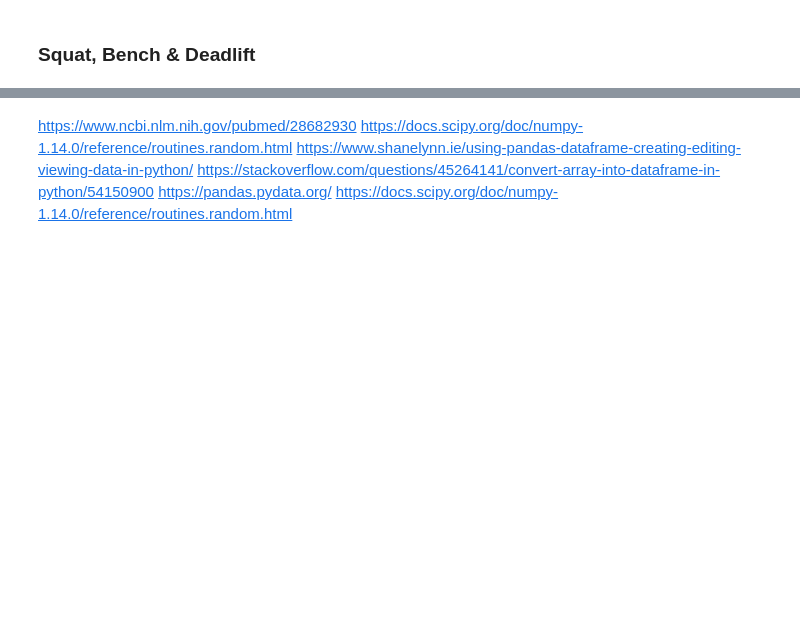
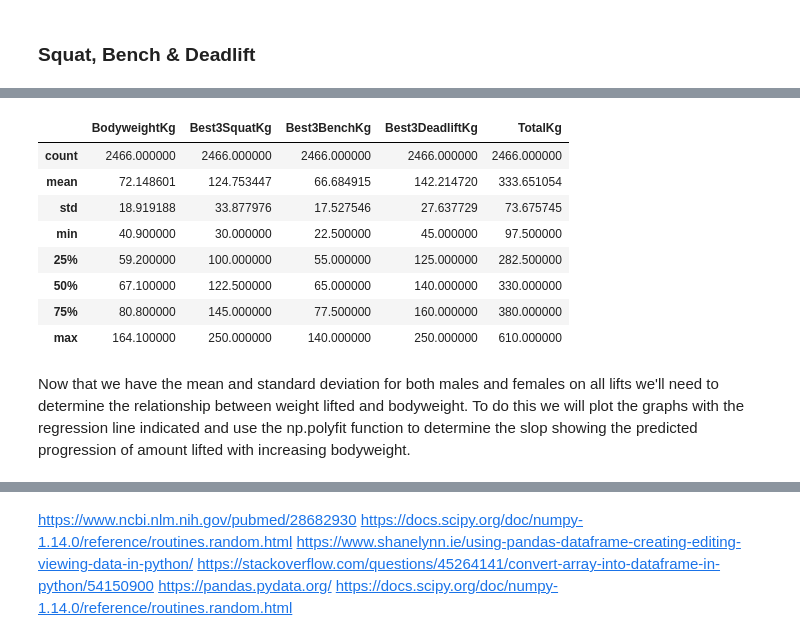
Before and after one commit to IanWafer/Programming-Project, a Jupyter notebook: Simulated Real World Phenomenon.ipynb, the cells around one changed output, grey strips where cells are left out. Drawn from its saved outputs; the diff is of its cells as text; code cells hidden in the pictures; blank space fills up the shorter version.

```diff
--- a/Simulated Real World Phenomenon.ipynb
+++ b/Simulated Real World Phenomenon.ipynb
@@ -284 +308,15 @@ To generate some realistic values of weight lifted we'll need to calculate the m
+# %%
+df_F.describe()
+# %% [output]
+|  | BodyweightKg | Best3SquatKg | Best3BenchKg | Best3DeadliftKg | TotalKg |
+| count | 2466.000000 | 2466.000000 | 2466.000000 | 2466.000000 | 2466.000000 |
+| mean | 72.148601 | 124.753447 | 66.684915 | 142.214720 | 333.651054 |
+| std | 18.919188 | 33.877976 | 17.527546 | 27.637729 | 73.675745 |
+| min | 40.900000 | 30.000000 | 22.500000 | 45.000000 | 97.500000 |
+| 25% | 59.200000 | 100.000000 | 55.000000 | 125.000000 | 282.500000 |
+| 50% | 67.100000 | 122.500000 | 65.000000 | 140.000000 | 330.000000 |
+| 75% | 80.800000 | 145.000000 | 77.500000 | 160.000000 | 380.000000 |
+| max | 164.100000 | 250.000000 | 140.000000 | 250.000000 | 610.000000 |
+# %% [markdown]
+Now that we have the mean and standard deviation for both males and females on all lifts we'll need to determine the relationship between weight lifted and bodyweight. To do this we will plot the graphs with the regression line indicated and use the np.polyfit function to determine the slop showing the predicted progression of amount lifted with increasing bodyweight.
 # %%
```
Also changed, not shown: parts of 14 cells of this notebook.
